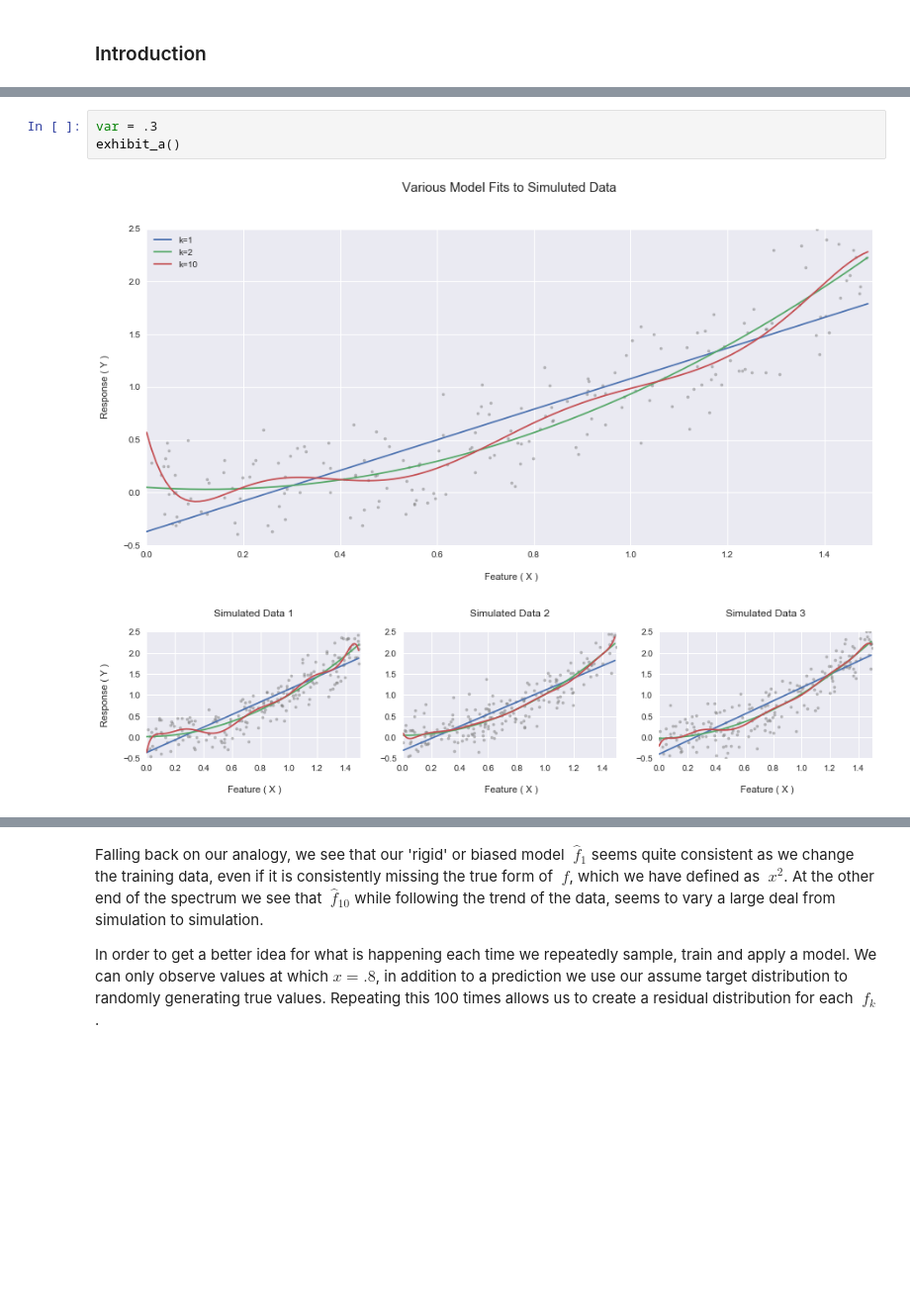
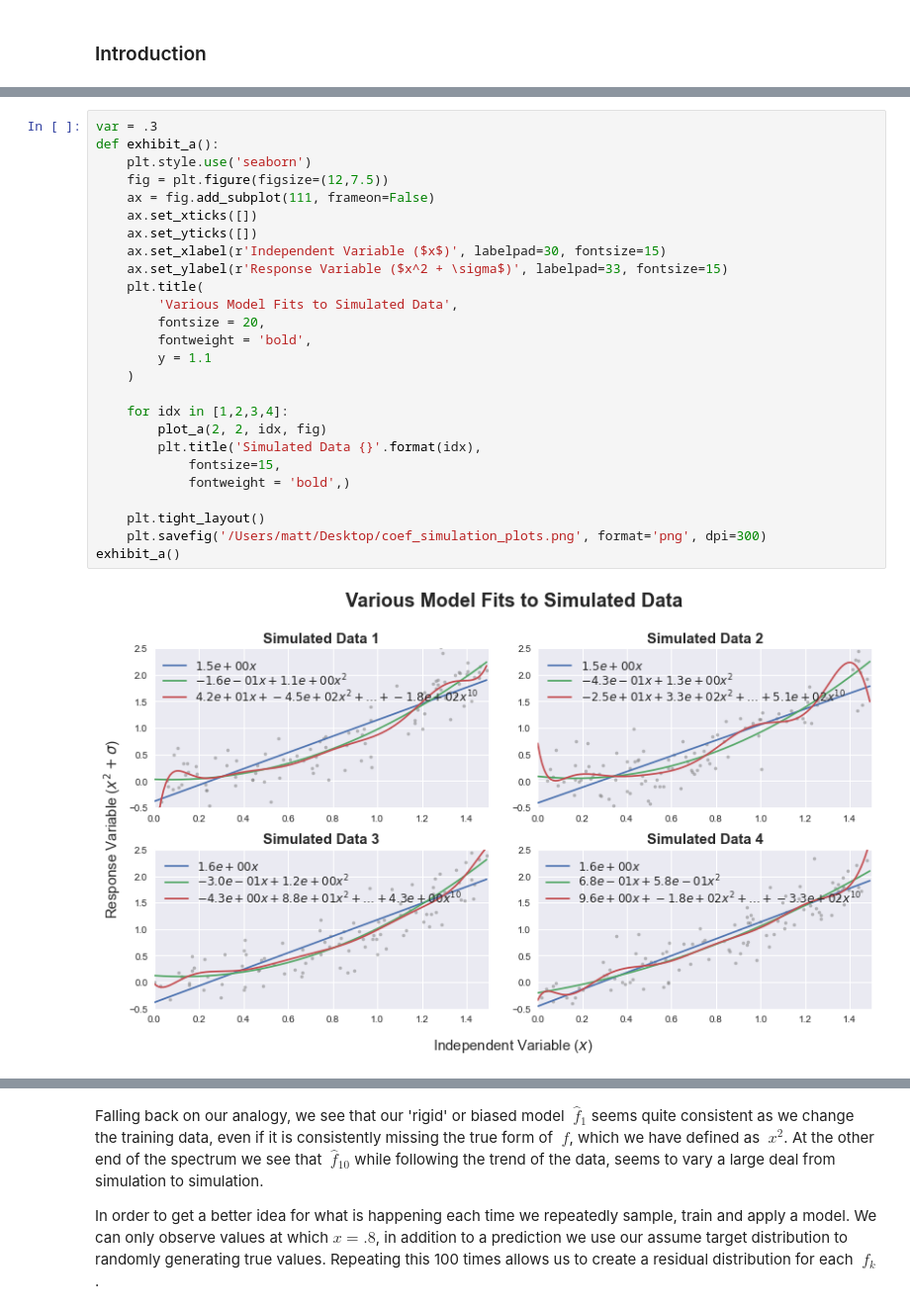
Before and after one commit to MatKMcC/blog_post, a Jupyter notebook: blog_proposal_final.ipynb, the cells around one changed output, grey strips where cells are left out. Shown: that part at 99% size. Drawn from its saved outputs; the diff is of its cells as text; blank space fills up the shorter version.

```diff
--- a/blog_proposal_final.ipynb
+++ b/blog_proposal_final.ipynb
@@ -267,9 +369,31 @@ At a very high level, it may be useful to interpret bias, as the rigidity or str
 In our particular example, again adapted from David Dalpiaz’s simulation we demonstrate the concepts of introduced bias and variance by tuning the number of polynomial features.
 
 In each plot below, we randomly sample from &nbsp;$(X,Y)$, where &nbsp;$X \in \mathbb{U}[0,1]$, &nbsp;$\mathbb{V}[Y|X=x] = .3$ and &nbsp;$\mathbb{E}[Y|X=x] = x^2$. The models we have chosen to fit the randomly sampled data are defined as &nbsp;$\hat f_k = \sum_{i=0}^k W_kx$ for the various &nbsp;$k \in (1,2,10)$
-# %%
-var = .3
-exhibit_a()
-# %% [output]
-[figure, removed]
-[figure, removed]
+# %%
+var = .3
+def exhibit_a():
+    plt.style.use('seaborn')
+    fig = plt.figure(figsize=(12,7.5))
+    ax = fig.add_subplot(111, frameon=False)
+    ax.set_xticks([])
+    ax.set_yticks([])
+    ax.set_xlabel(r'Independent Variable ($x$)', labelpad=30, fontsize=15)
+    ax.set_ylabel(r'Response Variable ($x^2 + \sigma$)', labelpad=33, fontsize=15)
+    plt.title(
+        'Various Model Fits to Simulated Data',
+        fontsize = 20,
+        fontweight = 'bold',
+        y = 1.1
+    )
+
+    for idx in [1,2,3,4]:
+        plot_a(2, 2, idx, fig)
+        plt.title('Simulated Data {}'.format(idx),
+            fontsize=15,
+            fontweight = 'bold',)
+
+    plt.tight_layout()
+    plt.savefig('/Users/matt/Desktop/coef_simulation_plots.png', format='png', dpi=300)
+exhibit_a()
+# %% [output]
+[figure, added]
```
Also changed, not shown: parts of 15 cells of this notebook, 12 other files.
